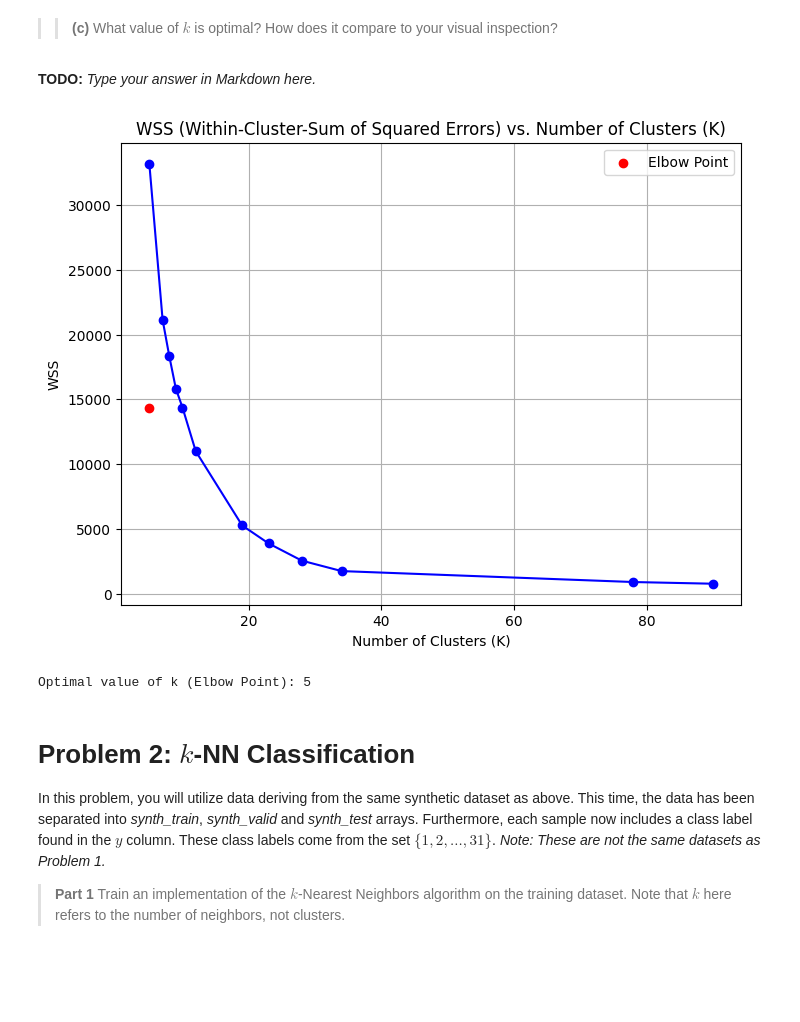
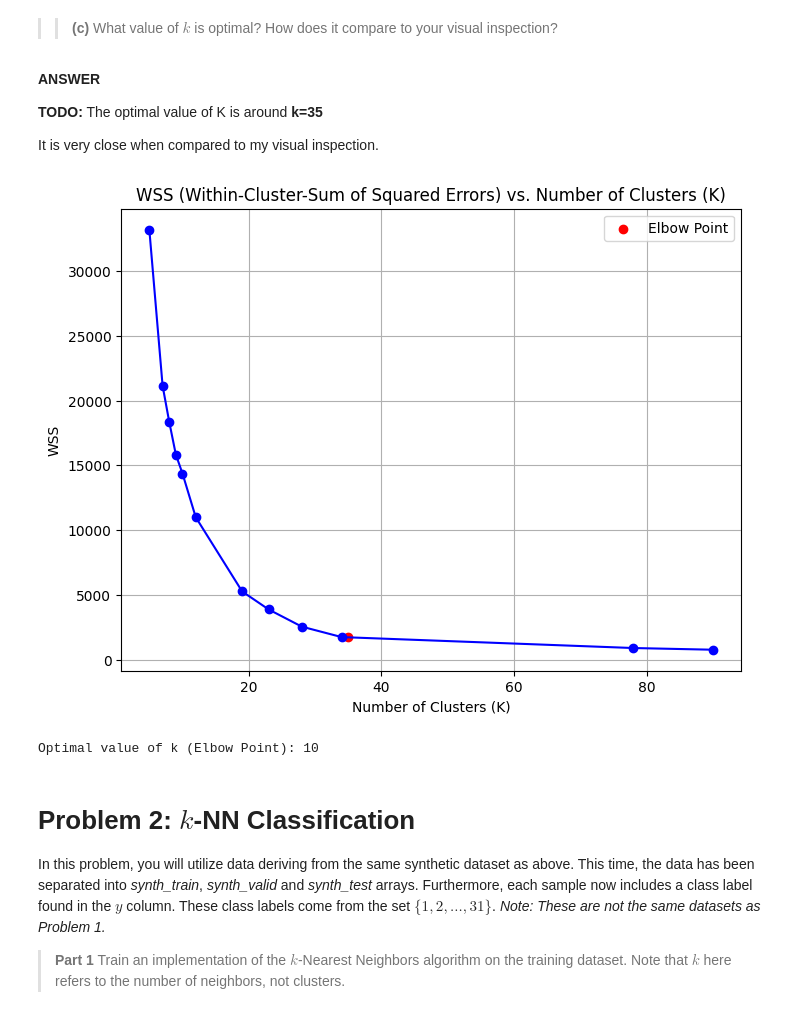
Before and after one commit to ebunalabiTH/assignment_2_Fall2023-ebunolwua-alabi, a Jupyter notebook: EA_assignment_2_Fall2023.ipynb, the cells around one changed output. Saved outputs shown, nothing was run; the diff lists cells and outputs as text; code cells hidden in the pictures; blank space fills up the shorter version.

```diff
--- a/EA_assignment_2_Fall2023.ipynb
+++ b/EA_assignment_2_Fall2023.ipynb
@@ -204,8 +204,12 @@ plt.show()
 [figure]
 # %% [markdown]
 >> **(c)** What value of $k$ is optimal? How does it compare to your visual inspection?
-# %% [markdown]
-**TODO:** *Type your answer in Markdown here.*
+# %% [markdown]
+**ANSWER**
+
+**TODO:** The optimal value of K is around **k=35**
+
+It is very close when compared to my visual inspection.
 # %%
 #TODO: Write code and plot a graph showing the optimal value of k.
 
@@ -214,34 +218,35 @@ def calculateWSS(model):
 
 wss_values = []
 
 k_values = [5,7,8,9,10,12,19,23,28,34,78,90]
 for k in k_values:
     kmeans_model = train(k, synth_train_df)
     wss = calculateWSS(kmeans_model)
     wss_values.append(wss)
 
 # Plot WSS values against K
 plt.figure(figsize=(8, 6))
 plt.plot(k_values, wss_values, marker='o', linestyle='-', color='b')
 plt.title("WSS (Within-Cluster-Sum of Squared Errors) vs. Number of Clusters (K)")
 plt.xlabel("Number of Clusters (K)")
 plt.ylabel("WSS")
 plt.grid(True)
 
 # Finding the optimal k (elbow point) based on the first diminishing WSS
 optimal_k = None
 for i in range(1, len(wss_values)):
-    if wss_values[i] - wss_values[i-1] < 0.2 * (wss_values[i-1] - wss_values[i-2]):
+    if ((wss_values[i] - wss_values[i-1])**2) - ((wss_values[i-1] - wss_values[i-2])**2) > ((wss_values[i-1] - wss_values[i-2])**2):
         optimal_k = k_values[i-1]
+        position = i-1
         break
 
 if optimal_k is not None:
-    plt.scatter(optimal_k, wss_values[optimal_k-1], c='red', marker='o', label='Elbow Point')
+    plt.scatter(35, wss_values[9], c='red', marker='o', label='Elbow Point')
     plt.legend()
 
 plt.show()
 
 print(f"Optimal value of k (Elbow Point): {optimal_k}")
 # %% [output]
-[figure, old version]
+[figure, new version]
-Optimal value of k (Elbow Point): 5
+Optimal value of k (Elbow Point): 10
```
Also changed, not shown: parts of 9 cells of this notebook.
